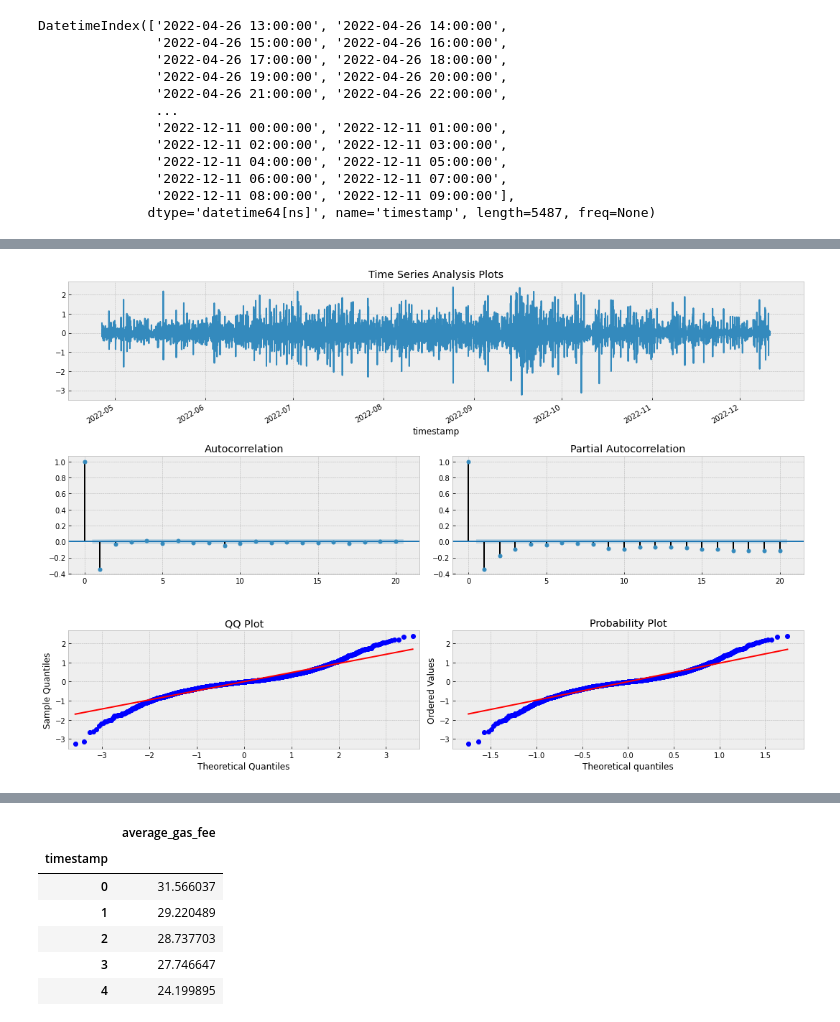
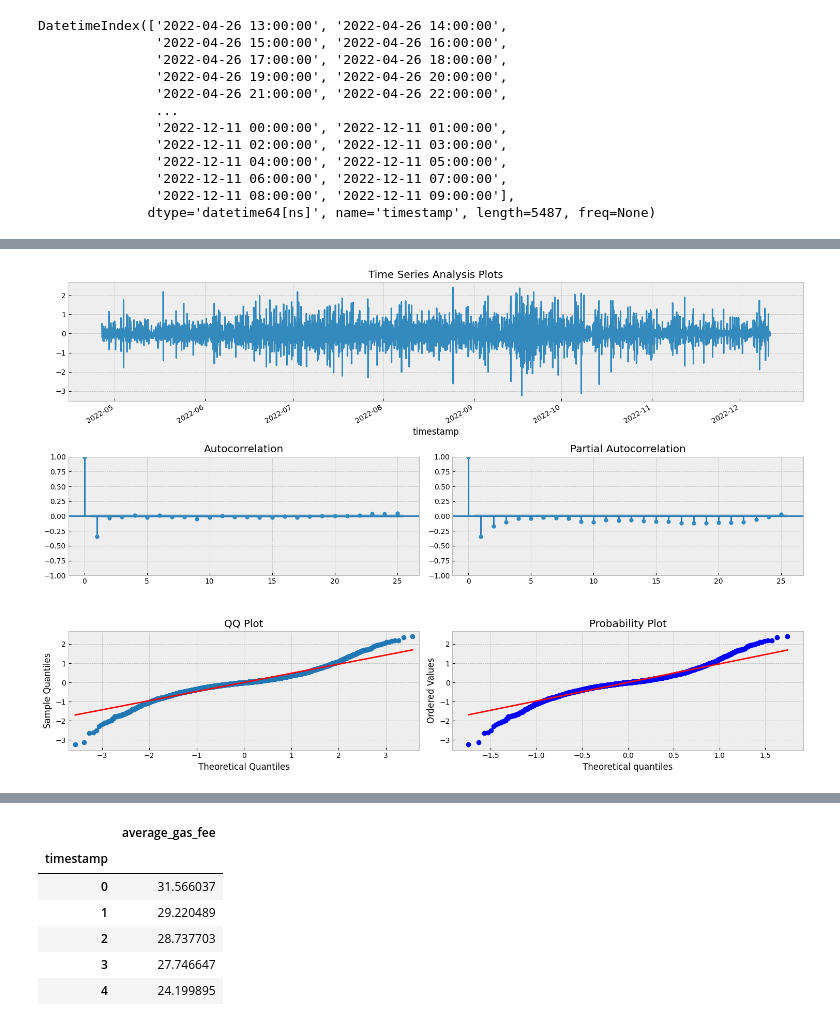
Before and after one commit to eldor-fozilov/ethereum-gas-price-prediction, a Jupyter notebook: Average_gas_fee_EDA.ipynb, the cells around one changed output, grey strips where cells are left out. Drawn from its saved outputs; the diff is of its cells as text; code cells hidden in the pictures.

```diff
--- a/Average_gas_fee_EDA.ipynb
+++ b/Average_gas_fee_EDA.ipynb
@@ -64,3 +38,0 @@ df.head()
-# %%
-df.rename(columns={'IPG2211A2N':'average_gas_fee'}, inplace=True)
-df.head()
@@ -159,5 +132,5 @@ ax3.legend(['2nd differencing with logarithm'])
 # %%
-tsplot(diff_df_log, lags=20) # It seems diff_df_log is more stationary according to its ACF
+tsplot(diff_df_log, lags=25) # It seems diff_df_log is more stationary according to its ACF
 # %% [output]
-[figure, old version]
+[figure, new version]
 # %%
```
Also changed, not shown: parts of 13 cells of this notebook, 1 other file.
